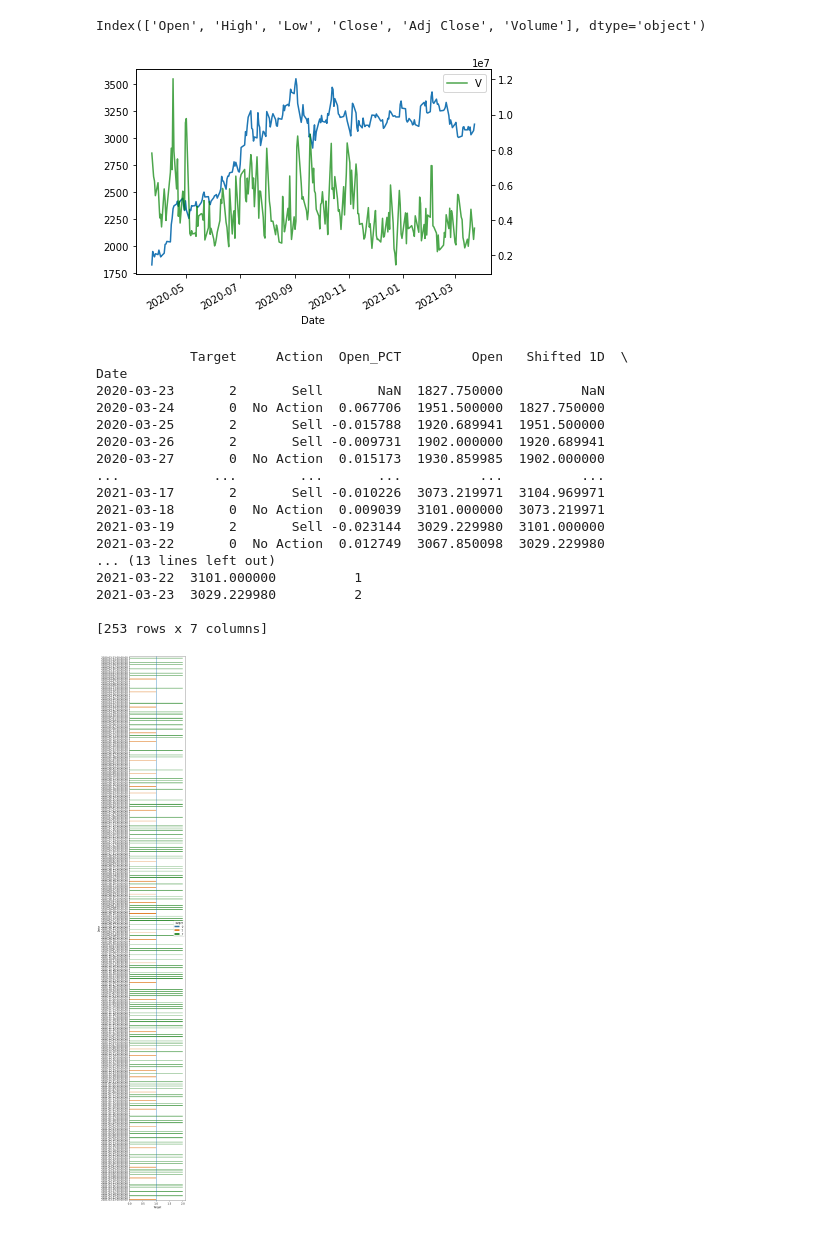
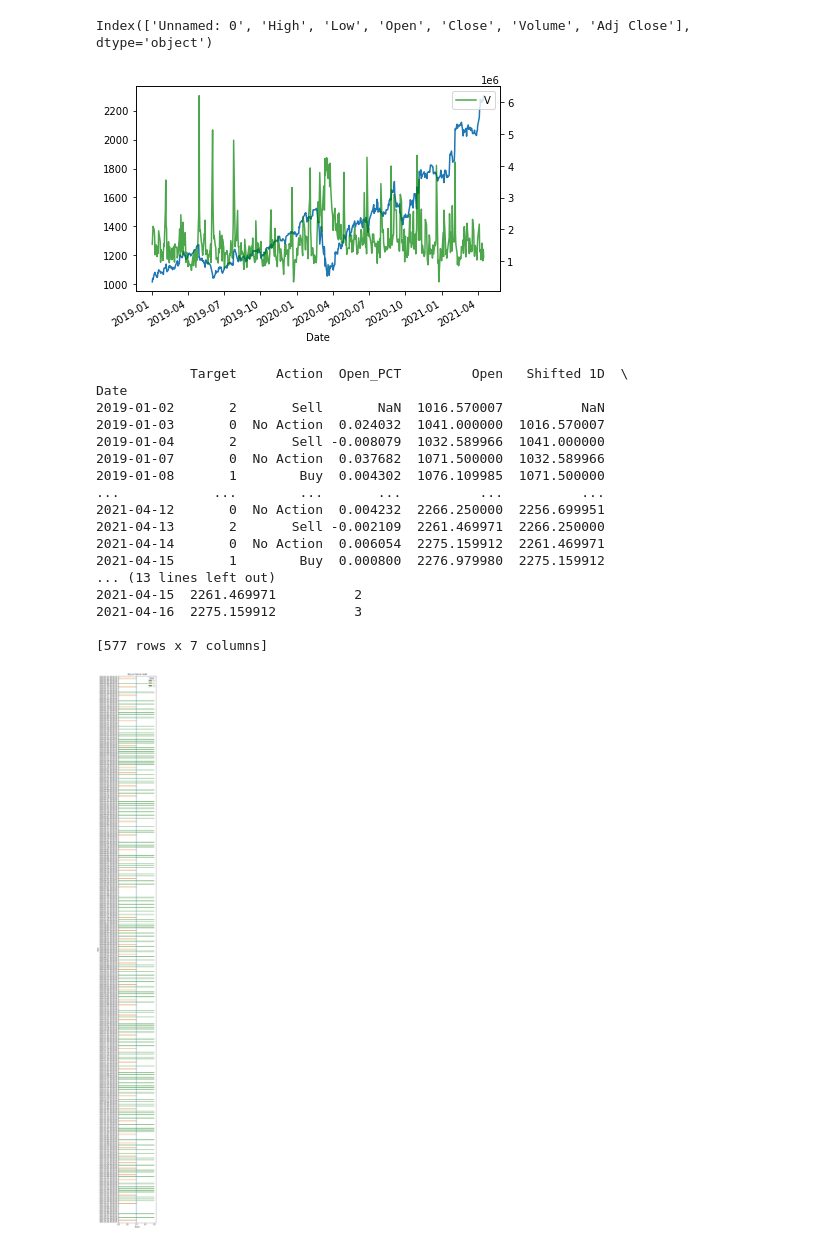
Before and after one commit to Andru-1987/python-deep-learning, a Jupyter notebook: Google timeseries.ipynb, the cells around one changed output. Drawn from its saved outputs; the diff is of its cells as text; code cells hidden in the pictures.

```diff
--- a/Google timeseries.ipynb
+++ b/Google timeseries.ipynb
@@ -9,4 +11,26 @@ from numpy.random import choice
 # %%
+
+#print(current_date)
+def generate_csv(symbol,filename):
+    current_date=datetime.datetime.now()
+    start_date=datetime.datetime(current_date.year-2,1,1)
+    df = pdr.get_data_yahoo(symbol,start_date,current_date).reset_index()
+    df.to_csv(filename)
+
+generate_csv('GOOG','GOOG.csv')
+generate_csv('NFLX','nflx.csv')
+generate_csv('NIO','nio.csv')
+generate_csv('DPZ','dpz.csv')
+generate_csv('DIS','dis.csv')
+generate_csv('AAPL','aapl.csv')
+generate_csv('VMW','vmw.csv')
+generate_csv('MSFT','MSFT.csv')
+generate_csv('CSCO','CSCO.csv')
+generate_csv('TSLA','TSLA.csv')
+generate_csv('CGNX','CGNX.csv')
+generate_csv('AMZN','AMZN.csv')
+generate_csv('^GSPC','sp500.csv')
+
 google=pd.read_csv('GOOG.csv',parse_dates=['Date'],index_col='Date')
 netflix=pd.read_csv('nflx.csv',parse_dates=['Date'],index_col='Date')
 nio=pd.read_csv('nio.csv',parse_dates=['Date'],index_col='Date')
@@ -20,9 +44,10 @@ cisco=pd.read_csv('CSCO.csv',parse_dates=['Date'],index_col='Date')
 tesla=pd.read_csv('TSLA.csv',parse_dates=['Date'],index_col='Date')
 cgnx=pd.read_csv('CGNX.csv',parse_dates=['Date'],index_col='Date')
 amazon=pd.read_csv('AMZN.csv',parse_dates=['Date'],index_col='Date')
+
 sp500['Open']=sp500['Open'].resample('D').interpolate() #fix missing data
 
-df=amazon.copy()
+df=google.copy()
 
 #df['Date']=pd.to_datetime(df['Date'])
 #df=df.set_index('Date')
@@ -38,8 +63,8 @@ plt.tight_layout()
 plt.legend('Volume')
 plt.show()
 # %% [output]
-Index(['Open', 'High', 'Low', 'Close', 'Adj Close', 'Volume'], dtype='object')
+Index(['Unnamed: 0', 'High', 'Low', 'Open', 'Close', 'Volume', 'Adj Close'], dtype='object')
-[figure, old version]
+[figure, new version]
 # %%
 df['Shifted 1D']=df.Open.shift()
 df['Shifted 2D']=df.Open.shift(periods=2)
@@ -70,31 +95,36 @@ print(df[['Target','Action','Open_PCT','Open','Shifted 1D','Shifted 2D','Buy_Cou
 # %% [output]
             Target     Action  Open_PCT         Open   Shifted 1D  \
 Date
-2020-03-23       2       Sell       NaN  1827.750000          NaN
-2020-03-24       0  No Action  0.067706  1951.500000  1827.750000
-2020-03-25       2       Sell -0.015788  1920.689941  1951.500000
-2020-03-26       2       Sell -0.009731  1902.000000  1920.689941
-2020-03-27       0  No Action  0.015173  1930.859985  1902.000000
+2019-01-02       2       Sell       NaN  1016.570007          NaN
+2019-01-03       0  No Action  0.024032  1041.000000  1016.570007
+2019-01-04       2       Sell -0.008079  1032.589966  1041.000000
+2019-01-07       0  No Action  0.037682  1071.500000  1032.589966
+2019-01-08       1        Buy  0.004302  1076.109985  1071.500000
 ...            ...        ...       ...          ...          ...
-2021-03-17       2       Sell -0.010226  3073.219971  3104.969971
-2021-03-18       0  No Action  0.009039  3101.000000  3073.219971
-2021-03-19       2       Sell -0.023144  3029.229980  3101.000000
-2021-03-22       0  No Action  0.012749  3067.850098  3029.229980
+2021-04-12       0  No Action  0.004232  2266.250000  2256.699951
+2021-04-13       2       Sell -0.002109  2261.469971  2266.250000
+2021-04-14       0  No Action  0.006054  2275.159912  2261.469971
+2021-04-15       1        Buy  0.000800  2276.979980  2275.159912
 ... (13 lines left out)
-2021-03-22  3101.000000          1
-2021-03-23  3029.229980          2
+2021-04-15  2261.469971          2
+2021-04-16  2275.159912          3
 
-[253 rows x 7 columns]
+[577 rows x 7 columns]
 # %%
 colors=[]
 [colors.append('Red') if x=='2' else colors.append('Green') if x==1 else colors.append('White') for x in df['Target']]
-plt.figure(figsize=(4, 40))
+plt.figure(figsize=(4,60))
 #names.arg = colors
-sns.barplot(data=df, x='Target', y=df.index, hue='Target')
+today = datetime.datetime.today()
+filter=df.index.year >=  today.year-1
+results=df[filter]
+
+sns.barplot(data=results, x='Target', y=results.index, hue='Target')
 plt.axvline(x=1, ymin=0, ymax=1)
+plt.title('Buy or Sell or Hold')
 plt.show()
 # %% [output]
-[figure, old version]
+[figure, new version]
 # %%
 def create_pig_table(basetable, target, variable):
 
```
Also changed, not shown: parts of 11 cells of this notebook.
